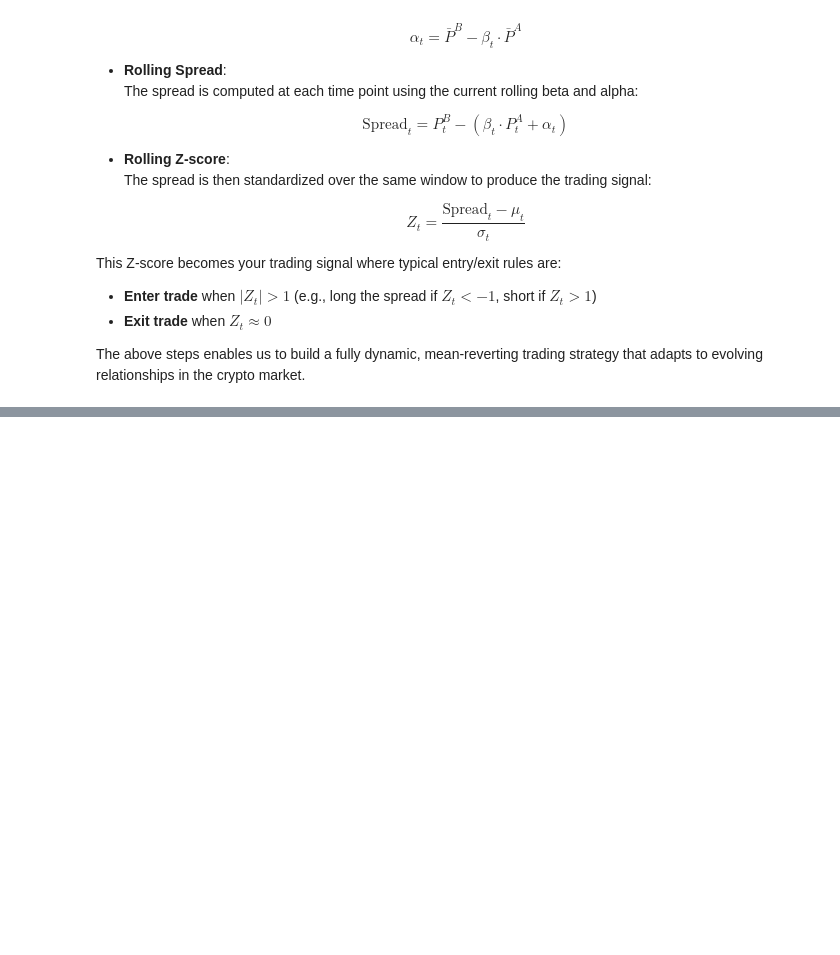
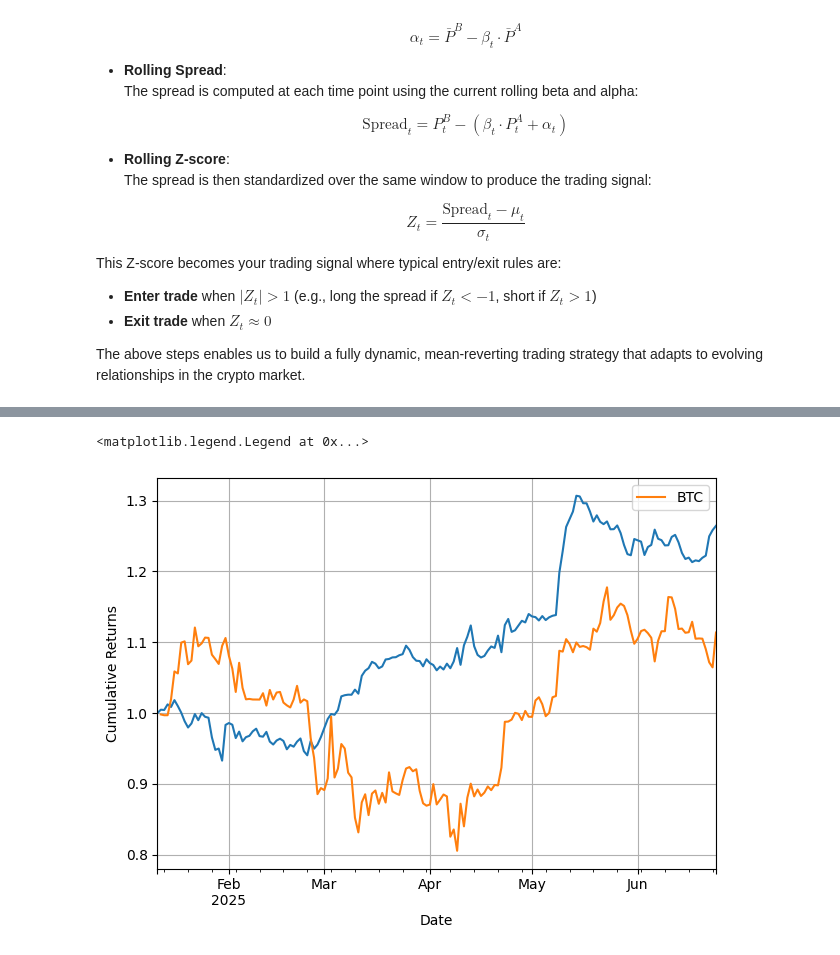
Before and after one commit to mohiteprathamesh1996/stat-arb-crypto, a Jupyter notebook: research/Pairs Trading Using Cointegration.ipynb, the cells around one changed output, grey strips where cells are left out. Saved outputs shown, nothing was run; the diff lists cells and outputs as text; code cells hidden in the pictures; blank space fills up the shorter version.

Commit message:
Test set evaluation complete

```diff
--- a/research/Pairs Trading Using Cointegration.ipynb
+++ b/research/Pairs Trading Using Cointegration.ipynb
@@ -503,0 +414,30 @@ def get_long_short_signals(prices, select_pairs, rolling_params, threshold=0.5):
+# %%
+test_positions = get_long_short_signals(
+    prices=test_df,
+    select_pairs=final_pairs,
+    rolling_params=get_rolling_signals(
+        prices=pd.concat([train_df, val_df, test_df], axis=0),
+        select_pairs=final_pairs,
+        rolling_window=14
+    ),
+    entry_threshold=0.46,
+    exit_threshold=0.29
+)
+
+test_returns = test_positions.shift(+1) * test_df[test_positions.columns].pct_change()
+
+test_pair_wise_returns = pd.concat(
+    [test_returns[pair].sum(axis=1).rename("_".join(pair)) for pair in final_pairs],
+    axis=1
+)
+# %%
+(1 + test_pair_wise_returns.mean(axis=1)).cumprod().plot()
+(1 + test_df["BTC"].pct_change()).cumprod().plot()
+plt.ylabel("Cumulative Returns")
+plt.xlabel("Date")
+plt.tight_layout()
+plt.grid(True)
+plt.legend()
+# %% [output]
+<matplotlib.legend.Legend at 0x...>
+[figure, added]
```
Also changed, not shown: parts of 20 cells of this notebook, 2 other files.
